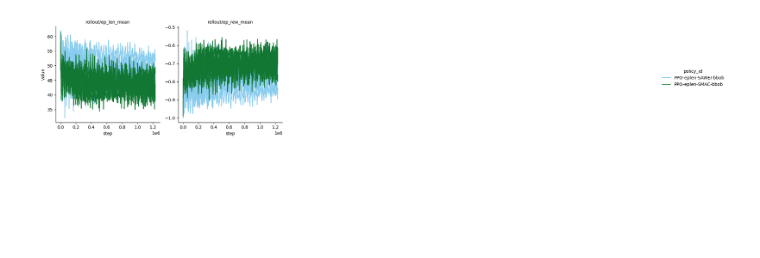
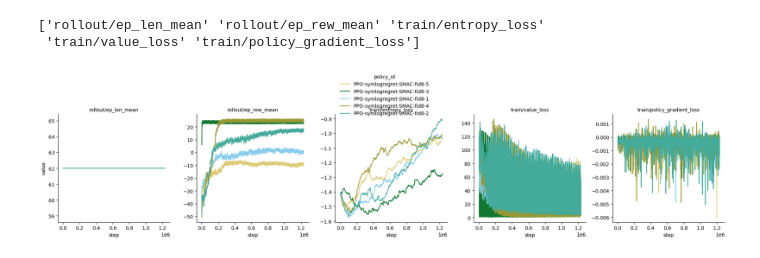
Before and after one commit to automl-private/dacboenv, a Jupyter notebook: notebooks/inspect_training.ipynb, the cells around one changed output. Drawn from its saved outputs; the diff is of its cells as text; code cells hidden in the pictures; blank space fills up the shorter version.

```diff
--- a/notebooks/inspect_training.ipynb
+++ b/notebooks/inspect_training.ipynb
@@ -31,7 +31,10 @@ def scalar_to_df(ea, tag):
 rundirs = [p.parent for p in rundir.glob("*/*/*/*/ppo_norm_alphanet.log")]
 logs = []
 for rundir in tqdm.tqdm(rundirs, total=len(rundirs), desc="Loading PPO training logs..."):
-    event_file = str(next(iter(rundir.glob("tensorboard/tb_log_2/events*"))))
+    try:
+        event_file = str(next(iter(rundir.glob("tensorboard/tb_log_2/events*"))))
+    except StopIteration:
+        event_file = str(next(iter(rundir.glob("tensorboard/tb_log_1/events*"))))
     ea = event_accumulator.EventAccumulator(
         event_file,
         size_guidance={
@@ -48,14 +51,17 @@ logs = pd.concat(logs).reset_index(drop=True)
 # %%
 print(logs.columns)
 smac_symbol = "SMAC"  #"🚂"    # "0️⃣"
+default_symbol = "Def"
 sawei_symbol = "SAWEI"  #"🚅"  #"1️⃣"
 dim_str = ""
 renaming = {
     "reward_id": {
         "symlogregret-SAWEI-P": f"symlogregret-{sawei_symbol}",
         "symlogregret-SMAC3-BlackBoxFacade": f"symlogregret-{smac_symbol}",
+        "symlogregret-DefaultAction": f"symlogregret-{default_symbol}",
         "episode_finished_scaled-SAWEI-P": f"eplen-{sawei_symbol}",
         "episode_finished_scaled-SMAC3-BlackBoxFacade": f"eplen-{smac_symbol}",
+        "episode_finished_scaled-DefaultAction": f"eplen-{default_symbol}",
     },
     "instance_set_id": {
         "bbob2d_fid8_3seeds": f"fid8{dim_str}",
@@ -66,6 +72,10 @@ suffix = "_plot"
 for key, value in renaming.items():
     logs[key + suffix] = logs[key].map(lambda x: value[x])
 logs["policy_id"] = "PPO-" + logs["reward_id" + suffix] + "-" + logs["instance_set_id" + suffix]
+
+reduce_seeds = False
+if not reduce_seeds:
+    logs["policy_id"] = logs["policy_id"] + "-" + logs["seed"].map(str)
 print(logs["policy_id"].unique())
 # %% [output]
 Index(['step', 'value', 'tag', 'seed', 'task_id', 'optimizer_id', 'reward_id',
@@ -79,43 +98,53 @@ Index(['step', 'value', 'tag', 'seed', 'task_id', 'optimizer_id', 'reward_id',
 # %%
-hue = "policy_id"
-hues = logs[hue].unique()
-palette = get_color_palette(optimizers=hues)
-markers = get_marker_palette(optimizers=hues)
 
-tags_to_plot = ["rollout/ep_len_mean", "rollout/ep_rew_mean"]
+
+tags_to_plot = [
+    "rollout/ep_len_mean",
+    "rollout/ep_rew_mean"
+]
+print(logs["tag"].unique())
 
 logs_to_plot = logs[
-    (logs["tag"].isin(tags_to_plot)) \
-    & (logs["reward_id"].str.contains("finished")) \
+    # (logs["tag"].isin(tags_to_plot)) \
+    # (logs["reward_id"].str.contains("ep")) \
+    (logs["reward_id"].str.contains("sym")) \
     & (logs["instance_set_id"].str.contains("fid8")) \
+    # & (logs["reward_id"].str.contains("SAWEI")) \
+    & (logs["reward_id"].str.contains("SMAC")) \
     # & (logs["instance_set_id"].str.contains("2d_3")) \
 ]
 
+hue = "policy_id"
+hues = logs_to_plot[hue].unique()
+palette = get_color_palette(optimizers=hues)
+markers = get_marker_palette(optimizers=hues)
 g = sns.FacetGrid(
     logs_to_plot,
     col="tag",
     col_wrap=max(5, len(tags_to_plot)),
     sharex=True,
     sharey=False,
     height=4,
     hue=hue,
     palette=palette
 )
 # g.map_dataframe(sns.lineplot, x="step", y="value")
 g.map_dataframe(sns.lineplot, x="step", y="value", estimator=None, units="seed", markers=markers, markevery=100000)
 g.set_titles("{col_name}")
-g.add_legend()
+g.add_legend(bbox_to_anchor=(0.5, 1.05))
 g.tight_layout()
 plt.show()
 
 # df["value_smooth"] = (
 #     df.groupby("tag")["value"]
 #       .transform(lambda x: x.ewm(alpha=0.1).mean())
-# )
+# )l
 # plt.figure(figsize=(12, 8))
 # sns.lineplot(data=df, x="step", y="value_smooth", hue="tag")
 # plt.title("Smoothed Training Metrics")
 # plt.tight_layout()
 # plt.show()
 # %% [output]
+['rollout/ep_len_mean' 'rollout/ep_rew_mean' 'train/entropy_loss'
+ 'train/value_loss' 'train/policy_gradient_loss']
-[figure, old version]
+[figure, new version]
```
Also changed, not shown: parts of 1 cell of this notebook, 6 other files.
